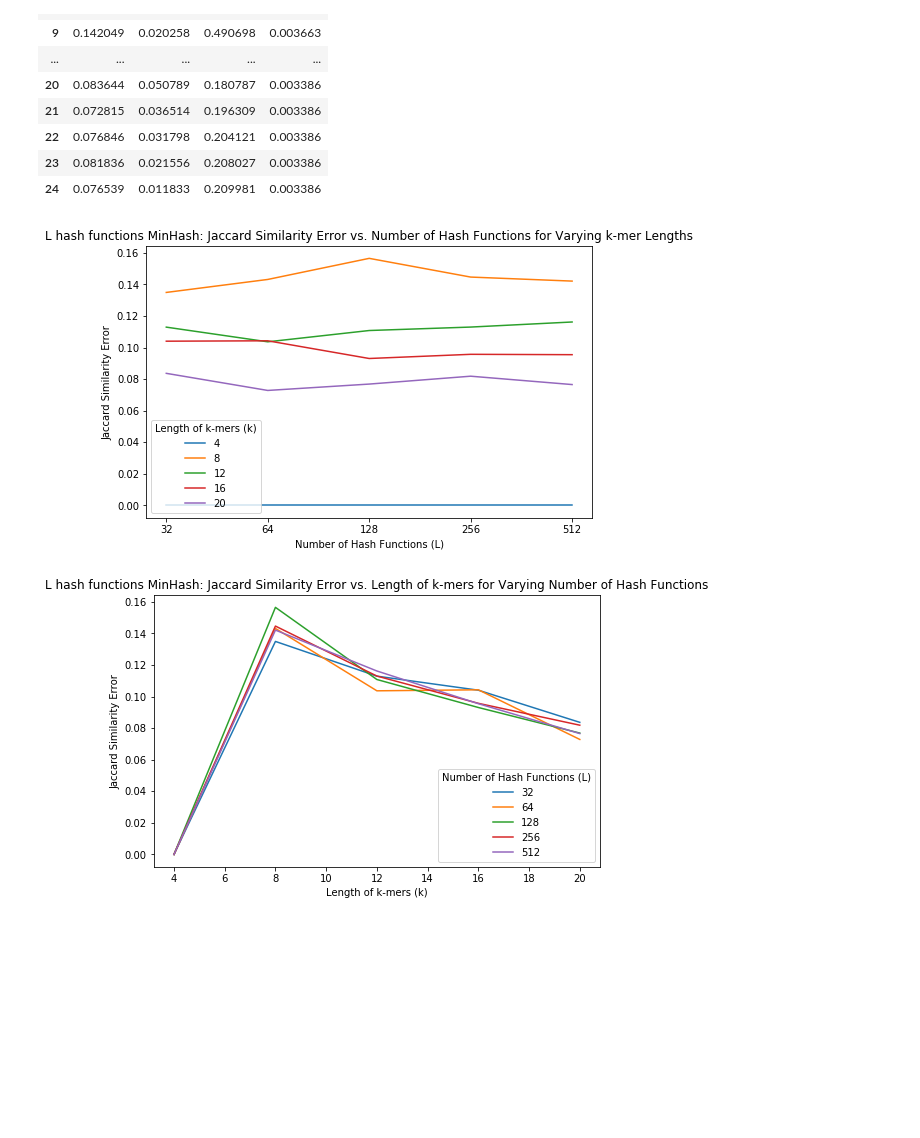
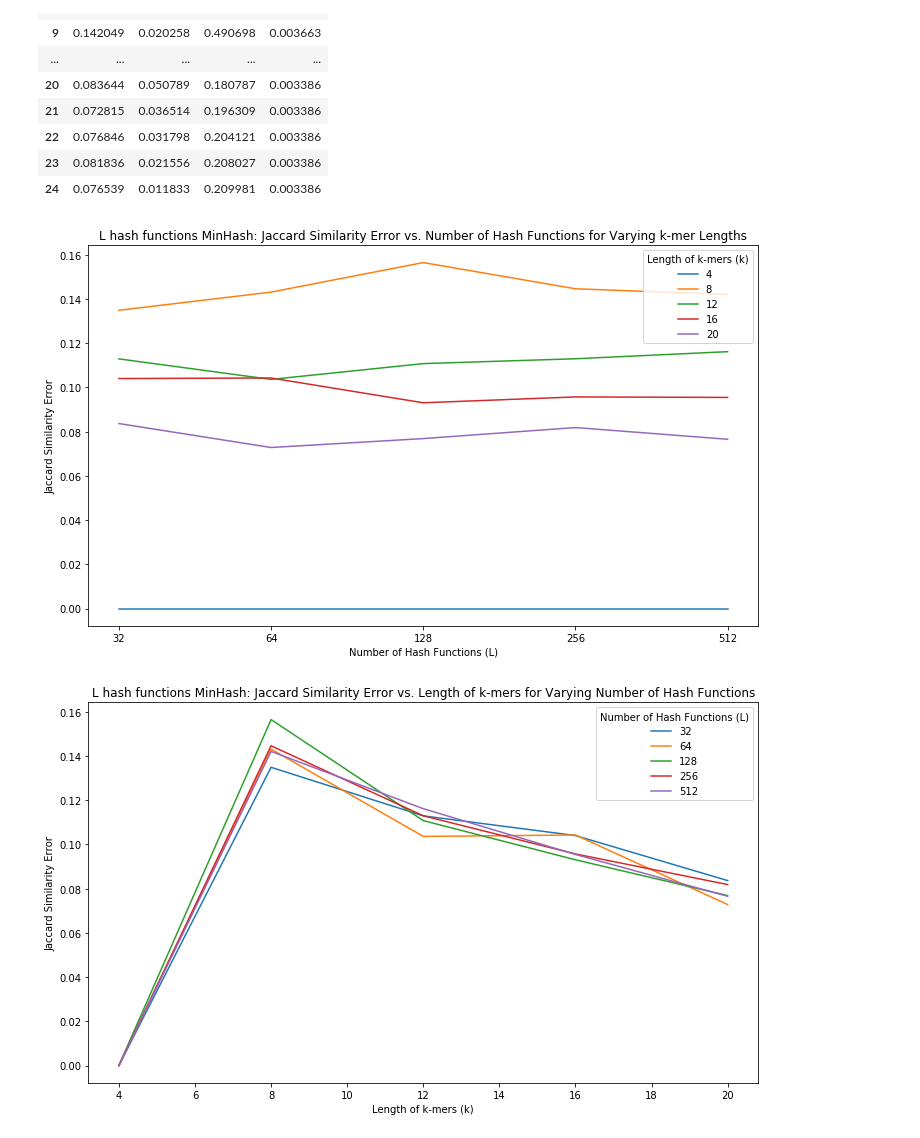
Before and after one commit to dr-irani/MinHash-Genomics-Fingerprinting, a Jupyter notebook: notebooks/Synth_Errors.ipynb, the cells around one changed output. Saved outputs shown, nothing was run; the diff lists cells and outputs as text; code cells hidden in the pictures; blank space fills up the shorter version.

Commit message:
updated synth error figures

```diff
--- a/notebooks/Synth_Errors.ipynb
+++ b/notebooks/Synth_Errors.ipynb
@@ -38,7 +38,7 @@ df
 # L = 32, 64, 128, 256, 512 (INNER LOOP)
 # k = 4, 8, 12, 16, 20 (OUTER LOOP)
 
-figsize=(8, 5)
+figsize=(12, 7)
 
 Ls = [32, 64, 128, 256, 512]
 Ls_text = ['32', '64', '128', '256', '512']
@@ -47,32 +47,32 @@ min_hash = ['L hash functions MinHash', 'Bottom-L MinHash', 'L-Partitions MinHas
 
 fn = 0
 
 # fig, axes = plt.subplots(nrows=4, ncols=2, figsize=figsize)
 
 for j, mh in enumerate(min_hash):
 
 #     fig, axes = plt.subplots(nrows=1, ncols=2, figsize=figsize)
 
     for i in range(5):
 
         plt.figure(fn, figsize=figsize)
         plt.plot(Ls_text, df.iloc[len(Ls)*i:len(Ls)*(i+1), j])
         plt.legend(ks, title='Length of k-mers (k)')
         plt.xlabel('Number of Hash Functions (L)')
         plt.ylabel('Jaccard Similarity Error')
         plt.title('%s: Jaccard Similarity Error vs. Number of Hash Functions for Varying k-mer Lengths' %mh)
     #     plt.xticks(Ls)
         plt.savefig('%s_L' %mh)
 
         plt.figure(fn+1, figsize=figsize)
         plt.plot(ks, df.iloc[i::len(ks), j])
         plt.legend(Ls, title='Number of Hash Functions (L)')
         plt.xlabel('Length of k-mers (k)')
         plt.ylabel('Jaccard Similarity Error')
         plt.title('%s: Jaccard Similarity Error vs. Length of k-mers for Varying Number of Hash Functions' %mh)
         plt.savefig('%s_k' %mh)
 
     fn += 2
 # %% [output]
-[figure, old version]
+[figure, new version]
-[figure, old version]
+[figure, new version]
```
Also changed, not shown: parts of 1 cell of this notebook, 8 other files.
